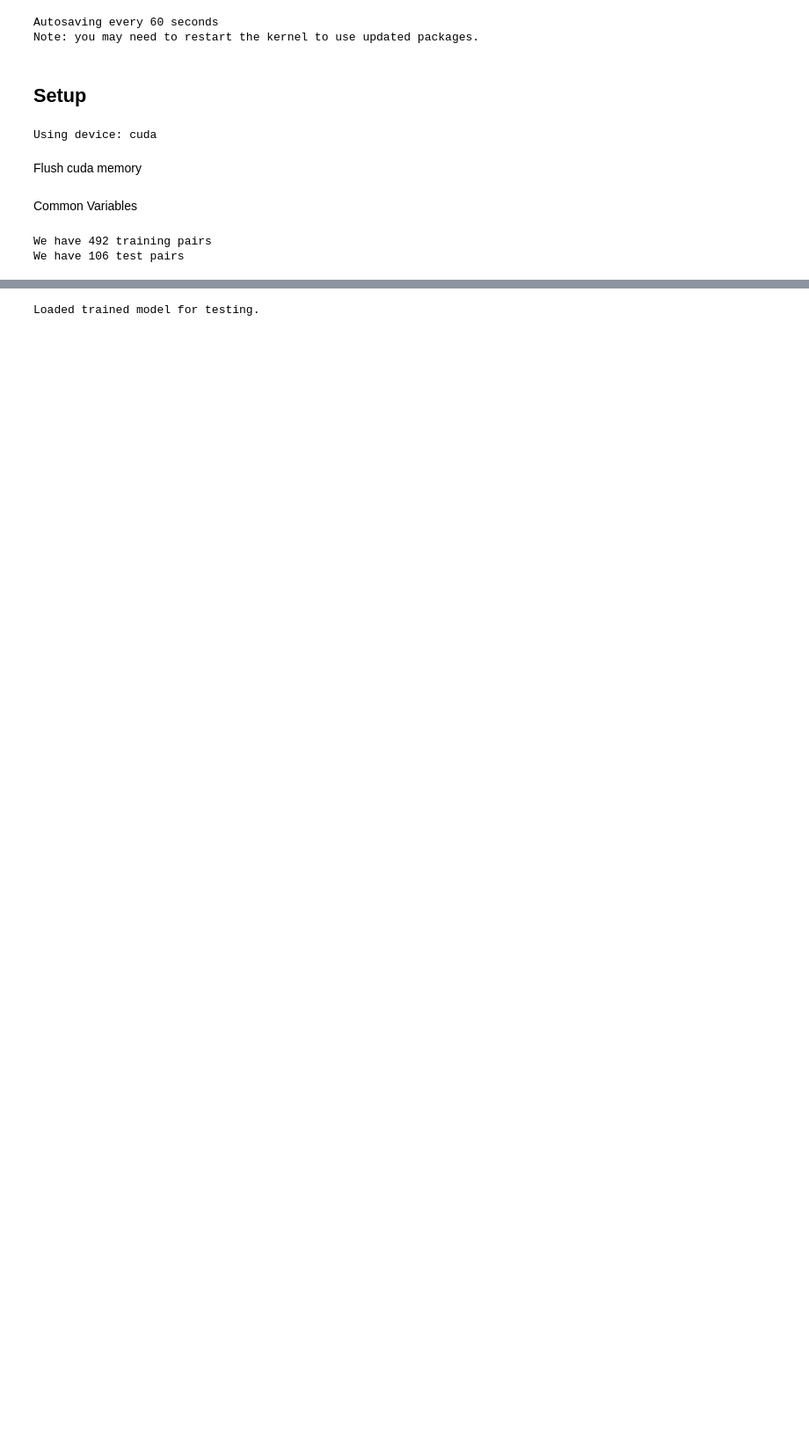
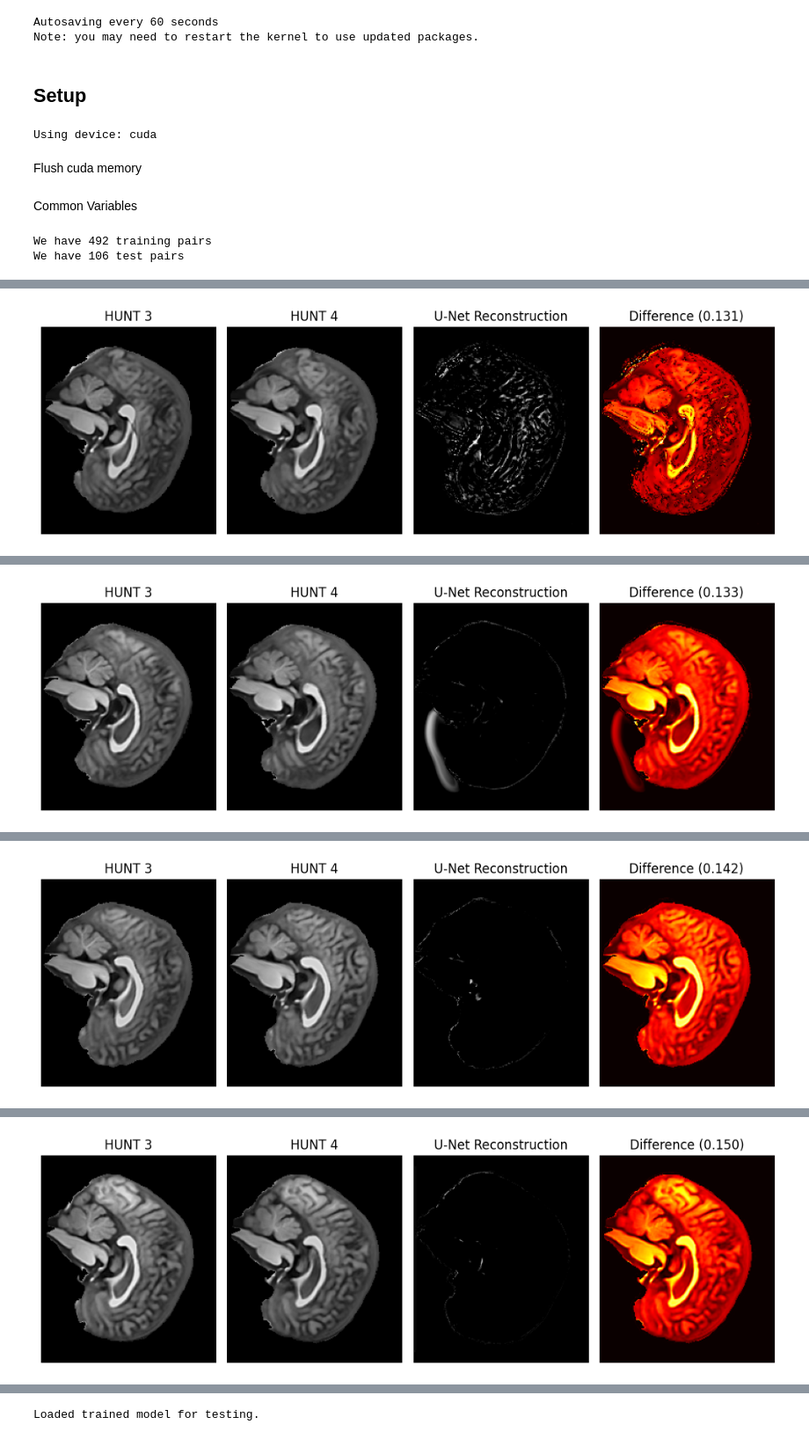
Before and after one commit to flippi321/NTNU-Master-project, a Jupyter notebook: unet_standard_pipeline.ipynb, the cells around one changed output, grey strips where cells are left out. Shown at 88% size. Drawn from its saved outputs; the diff is of its cells as text; code cells hidden in the pictures; blank space fills up the shorter version.

Commit message:
Added updated pipeline with working UNET and ResUNET

```diff
--- a/unet_standard_pipeline.ipynb
+++ b/unet_standard_pipeline.ipynb
@@ -35,9 +36,11 @@ torch.cuda.empty_cache()
 # %% [markdown]
 Common Variables
 # %%
-model_epochs            = 2500
-save_every              = 250
-model_checkpoint_every  = 100
+model_epochs            = 250
+save_every              = 50
+model_checkpoint_every  = 50
+
+img_crop_axes = ((16, 10, 0), (17, 11, 17))
 # %%
 training_pairs, validation_pairs, test_pairs = data_loader.split_dataset_paths(seed=69) # Standard 70/20/10 split
 print("We have", len(training_pairs), "training pairs")
@@ -47,0 +55,18 @@ We have 106 test pairs
+# %%
+output_dir = "out/unets"
+unet_path = f"{output_dir}/3d_unet_model_standard.pt"
+unet = UNet3D(in_ch=1, base=32).to(device)
+unet_optimizer = optim.AdamW(unet.parameters(), lr=1e-4, weight_decay=1e-4)
+# %%
+"""
+# Load existing model if it exists
+if os.path.isfile(unet_path):
+    print("Loading existing model")
+    unet.load_state_dict(torch.load(unet_path))
+else:
+    print("No existing 3D U-Net found, starting fresh training.")
+    os.makedirs(output_dir, exist_ok=True)
+
+print(len(training_pairs), "training pairs")
+"""
+print("TODO Re-implementer når ikke ass")
@@ -47,0 +75,20 @@ We have 106 test pairs
+# %%
+unet, unet_losses, unet_snapshots, unet_best = fit_3D(
+    model=unet,
+    device=device,
+    training_pairs=training_pairs,
+    validation_pairs=validation_pairs,
+    epochs=model_epochs,
+    loss_func=ssim_loss,
+    dataConverter=data_converter,
+    optimizer=unet_optimizer,
+    save_every=save_every,
+    checkpoint_every=model_checkpoint_every,
+    crop_axes=img_crop_axes,
+)
+# %%
+for snapshot in unet_snapshots:
+    print(f"Displaying snapshot from pair {snapshot['iter']}, loss: {snapshot['loss']:.4f}")
+    difference = np.abs(snapshot["recon"] - snapshot["y"])
+    data_analyser.display_slices([snapshot["x"], snapshot["y"], snapshot["recon"], difference], slice_labels=["HUNT 3", "HUNT 4", "U-Net Reconstruction", f"Difference ({np.mean(difference):.3f})"], slice_colors=["gray", "gray", "gray", "hot"])
+# %% [output]
@@ -47,0 +96 @@ We have 106 test pairs
+[figure, added]
@@ -47,0 +98 @@ We have 106 test pairs
+[figure, added]
@@ -47,0 +100 @@ We have 106 test pairs
+[figure, added]
@@ -47,0 +102 @@ We have 106 test pairs
+[figure, added]
```
Also changed, not shown: parts of 20 cells of this notebook.
